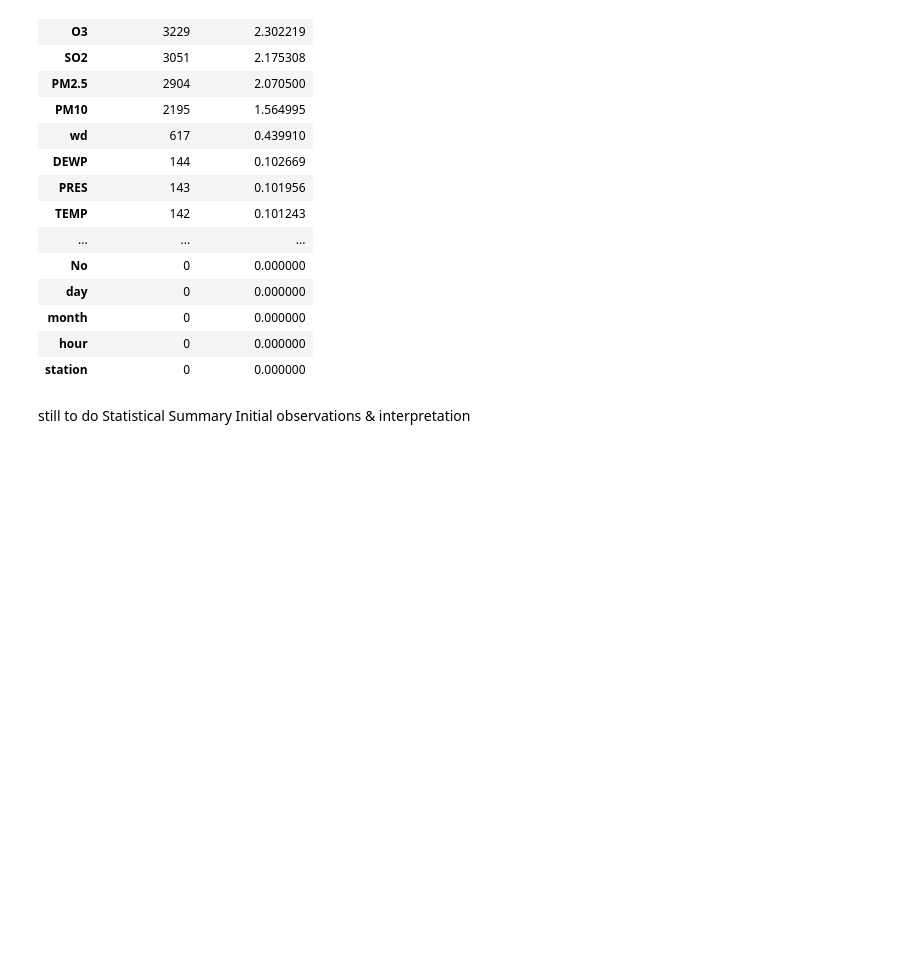
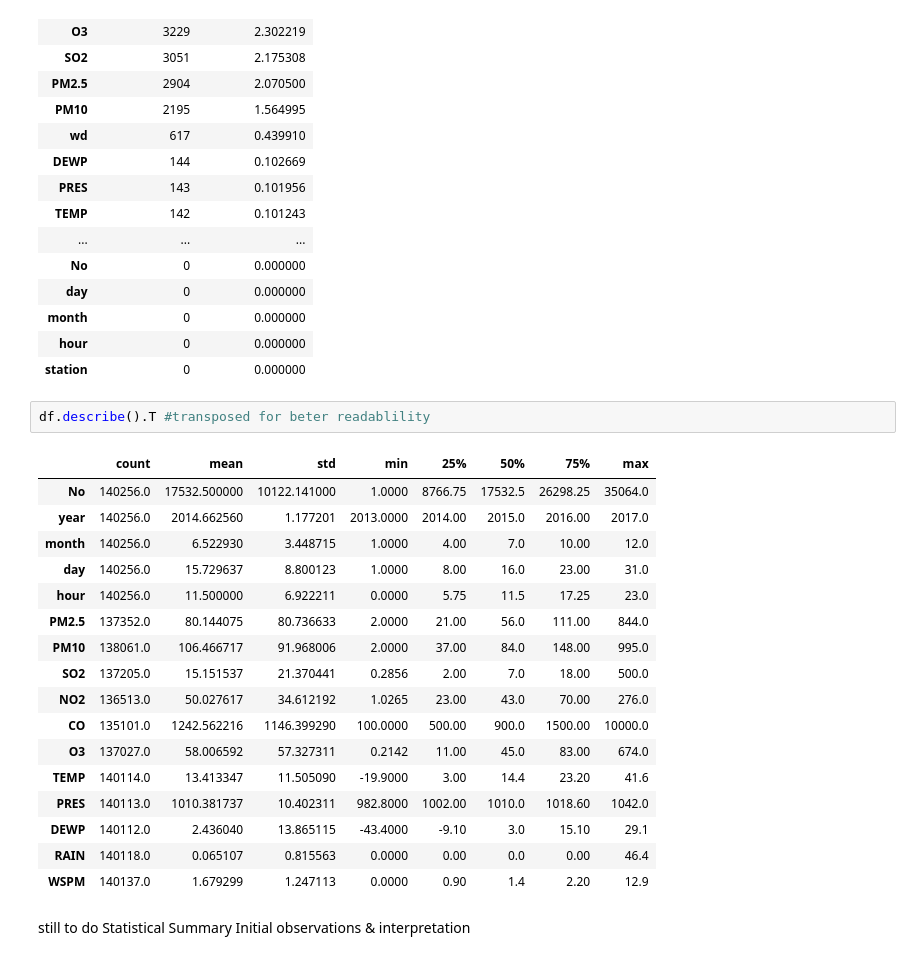
Before and after one commit to SarahPauwels-ucll/prog_for_data_analysis, a Jupyter notebook: load_data.ipynb, the cells around one changed output. Cells and saved outputs as stored; diff of their text form; blank space fills up the shorter version.

```diff
--- a/load_data.ipynb
+++ b/load_data.ipynb
@@ -318,6 +318,26 @@ display(missing_values.style.background_gradient(cmap='Blues'))
 | month | 0 | 0.000000 |
 | hour | 0 | 0.000000 |
 | station | 0 | 0.000000 |
+# %%
+df.describe().T #transposed for beter readablility
+# %% [output]
+|  | count | mean | std | min | 25% | 50% | 75% | max |
+| No | 140256.0 | 17532.500000 | 10122.141000 | 1.0000 | 8766.75 | 17532.5 | 26298.25 | 35064.0 |
+| year | 140256.0 | 2014.662560 | 1.177201 | 2013.0000 | 2014.00 | 2015.0 | 2016.00 | 2017.0 |
+| month | 140256.0 | 6.522930 | 3.448715 | 1.0000 | 4.00 | 7.0 | 10.00 | 12.0 |
+| day | 140256.0 | 15.729637 | 8.800123 | 1.0000 | 8.00 | 16.0 | 23.00 | 31.0 |
+| hour | 140256.0 | 11.500000 | 6.922211 | 0.0000 | 5.75 | 11.5 | 17.25 | 23.0 |
+| PM2.5 | 137352.0 | 80.144075 | 80.736633 | 2.0000 | 21.00 | 56.0 | 111.00 | 844.0 |
+| PM10 | 138061.0 | 106.466717 | 91.968006 | 2.0000 | 37.00 | 84.0 | 148.00 | 995.0 |
+| SO2 | 137205.0 | 15.151537 | 21.370441 | 0.2856 | 2.00 | 7.0 | 18.00 | 500.0 |
+| NO2 | 136513.0 | 50.027617 | 34.612192 | 1.0265 | 23.00 | 43.0 | 70.00 | 276.0 |
+| CO | 135101.0 | 1242.562216 | 1146.399290 | 100.0000 | 500.00 | 900.0 | 1500.00 | 10000.0 |
+| O3 | 137027.0 | 58.006592 | 57.327311 | 0.2142 | 11.00 | 45.0 | 83.00 | 674.0 |
+| TEMP | 140114.0 | 13.413347 | 11.505090 | -19.9000 | 3.00 | 14.4 | 23.20 | 41.6 |
+| PRES | 140113.0 | 1010.381737 | 10.402311 | 982.8000 | 1002.00 | 1010.0 | 1018.60 | 1042.0 |
+| DEWP | 140112.0 | 2.436040 | 13.865115 | -43.4000 | -9.10 | 3.0 | 15.10 | 29.1 |
+| RAIN | 140118.0 | 0.065107 | 0.815563 | 0.0000 | 0.00 | 0.0 | 0.00 | 46.4 |
+| WSPM | 140137.0 | 1.679299 | 1.247113 | 0.0000 | 0.90 | 1.4 | 2.20 | 12.9 |
 # %% [markdown]
 still to do
 Statistical Summary
```
